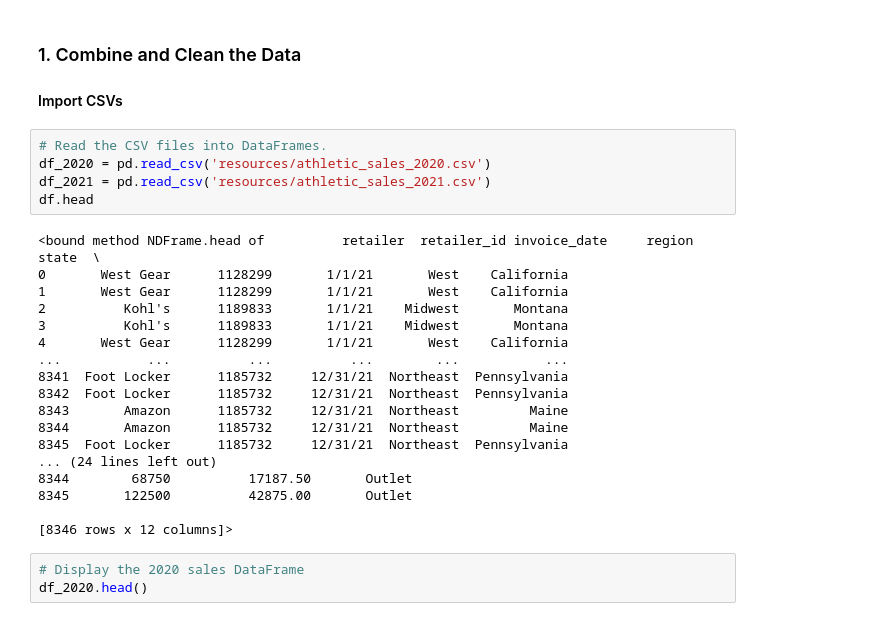
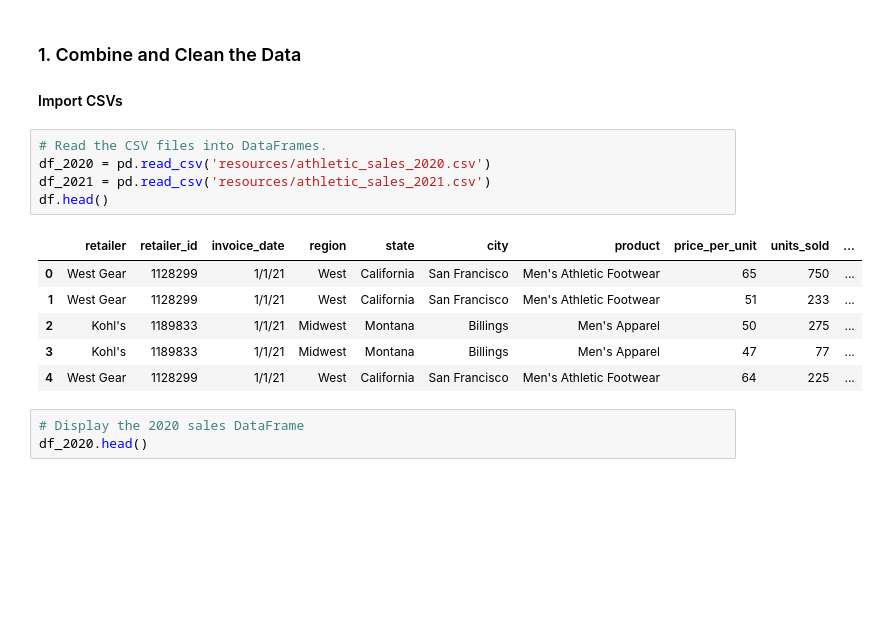
Before and after one commit to Ckeplinger199/athletic_sales_analysis, a Jupyter notebook: athletic_sales_analysis.ipynb, the cells around one changed output. Saved outputs shown, nothing was run; the diff lists cells and outputs as text; blank space fills up the shorter version.

```diff
--- a/athletic_sales_analysis.ipynb
+++ b/athletic_sales_analysis.ipynb
@@ -7,26 +7,15 @@ import pandas as pd
 # %%
 # Read the CSV files into DataFrames.
 df_2020 = pd.read_csv('resources/athletic_sales_2020.csv')
 df_2021 = pd.read_csv('resources/athletic_sales_2021.csv')
-df.head
+df.head()
 # %% [output]
-<bound method NDFrame.head of          retailer  retailer_id invoice_date     region         state  \
-0       West Gear      1128299       1/1/21       West    California
-1       West Gear      1128299       1/1/21       West    California
-2          Kohl's      1189833       1/1/21    Midwest       Montana
-3          Kohl's      1189833       1/1/21    Midwest       Montana
-4       West Gear      1128299       1/1/21       West    California
-...           ...          ...          ...        ...           ...
-8341  Foot Locker      1185732     12/31/21  Northeast  Pennsylvania
-8342  Foot Locker      1185732     12/31/21  Northeast  Pennsylvania
-8343       Amazon      1185732     12/31/21  Northeast         Maine
-8344       Amazon      1185732     12/31/21  Northeast         Maine
-8345  Foot Locker      1185732     12/31/21  Northeast  Pennsylvania
-... (24 lines left out)
-8344        68750          17187.50       Outlet
-8345       122500          42875.00       Outlet
-
-[8346 rows x 12 columns]>
+|  | retailer | retailer_id | invoice_date | region | state | city | product | price_per_unit | units_sold | ... |
+| 0 | West Gear | 1128299 | 1/1/21 | West | California | San Francisco | Men's Athletic Footwear | 65 | 750 | ... |
+| 1 | West Gear | 1128299 | 1/1/21 | West | California | San Francisco | Men's Athletic Footwear | 51 | 233 | ... |
+| 2 | Kohl's | 1189833 | 1/1/21 | Midwest | Montana | Billings | Men's Apparel | 50 | 275 | ... |
+| 3 | Kohl's | 1189833 | 1/1/21 | Midwest | Montana | Billings | Men's Apparel | 47 | 77 | ... |
+| 4 | West Gear | 1128299 | 1/1/21 | West | California | San Francisco | Men's Athletic Footwear | 64 | 225 | ... |
 # %%
 # Display the 2020 sales DataFrame
 df_2020.head()
```
Also changed, not shown: parts of 2 cells of this notebook.
